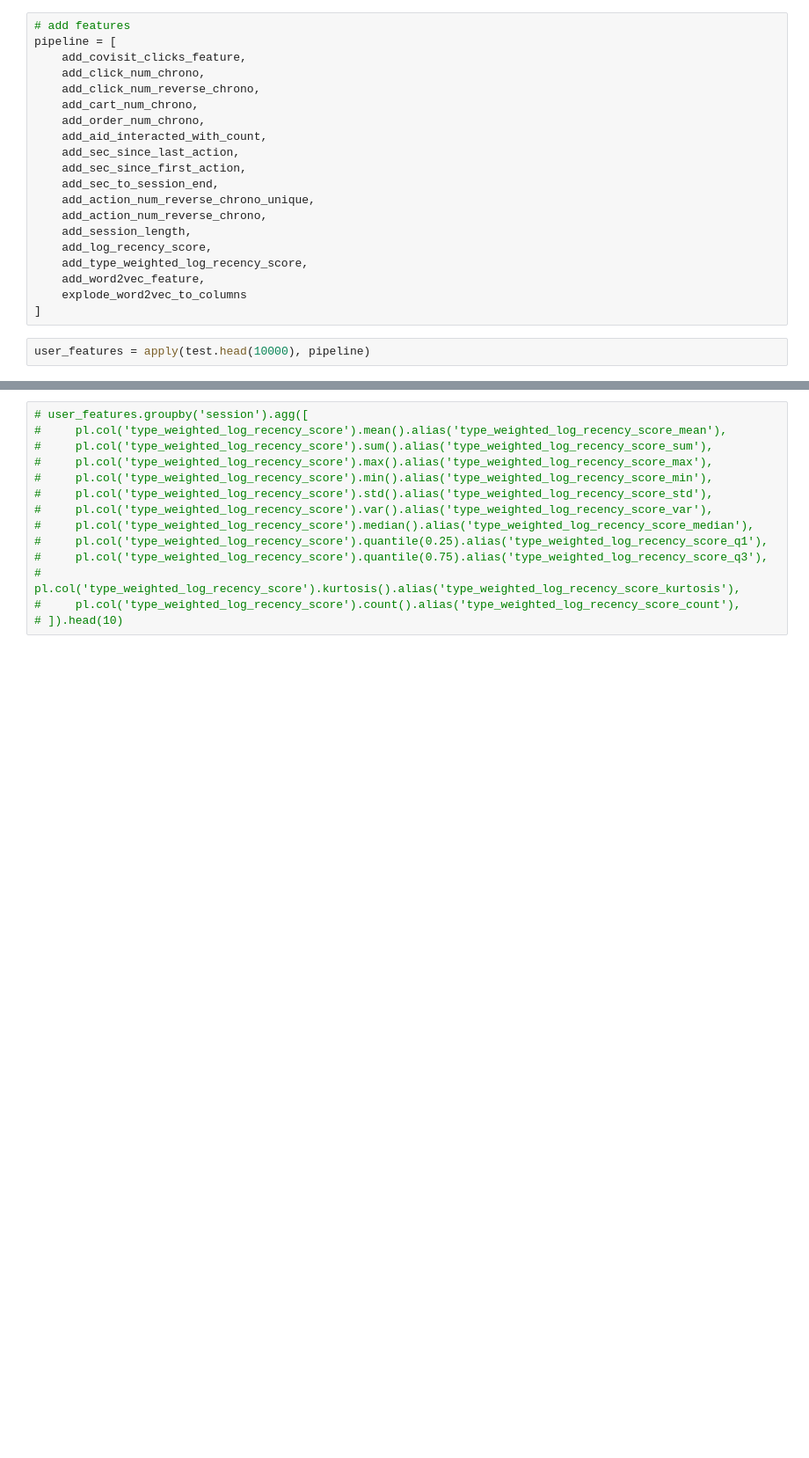
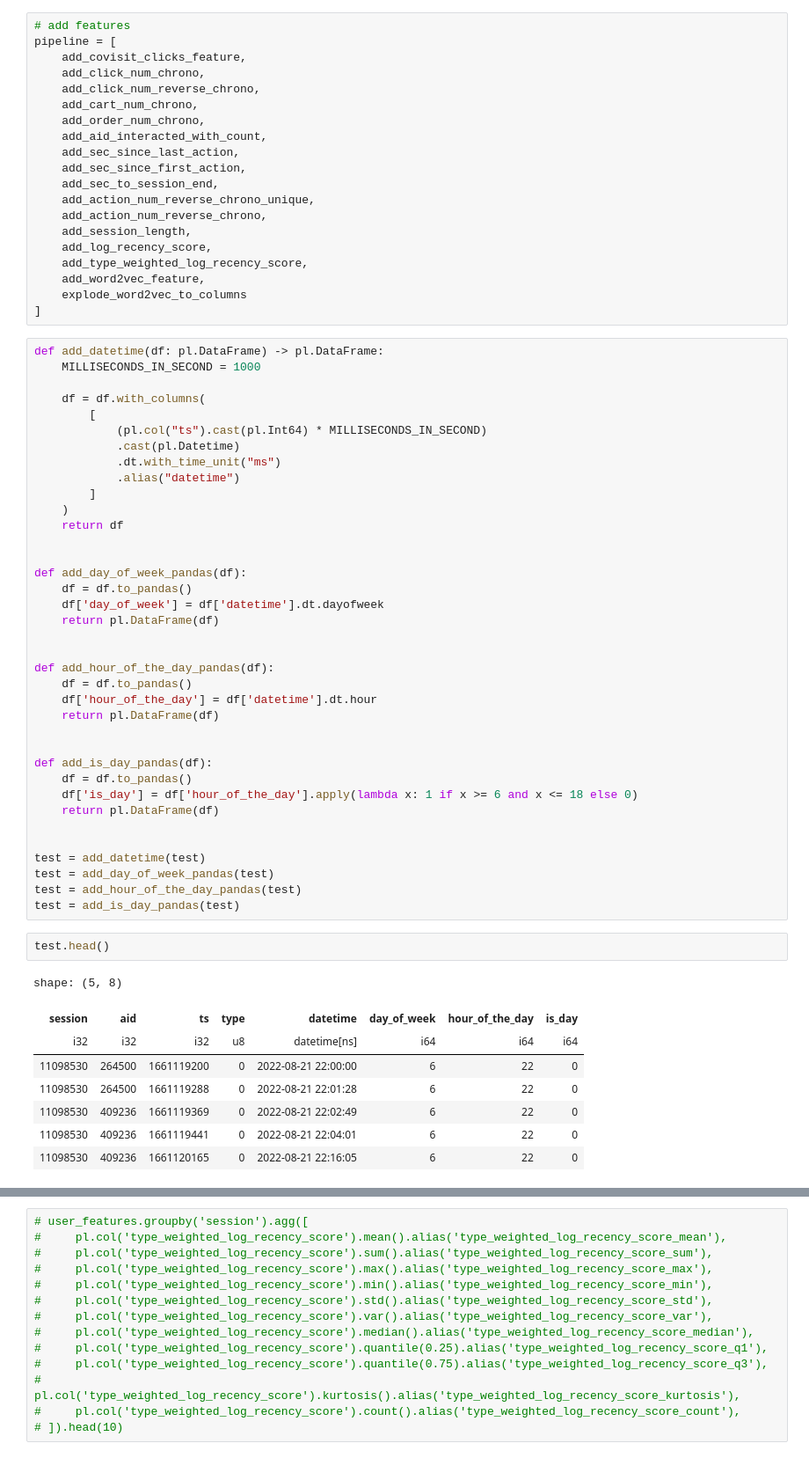
Before and after one commit to parthpankajtiwary/otto-recsys, a Jupyter notebook: src/create_user_item_features.ipynb, the cells around one changed output, grey strips where cells are left out. Shown at 88% size. Cells and saved outputs as stored; diff of their text form; blank space fills up the shorter version.

```diff
--- a/src/create_user_item_features.ipynb
+++ b/src/create_user_item_features.ipynb
@@ -329,5 +339,51 @@ pipeline = [
     add_word2vec_feature,
     explode_word2vec_to_columns
 ]
-# %%
-user_features = apply(test.head(10000), pipeline)
+# %%
+def add_datetime(df: pl.DataFrame) -> pl.DataFrame:
+    MILLISECONDS_IN_SECOND = 1000
+
+    df = df.with_columns(
+        [
+            (pl.col("ts").cast(pl.Int64) * MILLISECONDS_IN_SECOND)
+            .cast(pl.Datetime)
+            .dt.with_time_unit("ms")
+            .alias("datetime")
+        ]
+    )
+    return df
+
+
+def add_day_of_week_pandas(df):
+    df = df.to_pandas()
+    df['day_of_week'] = df['datetime'].dt.dayofweek
+    return pl.DataFrame(df)
+
+
+def add_hour_of_the_day_pandas(df):
+    df = df.to_pandas()
+    df['hour_of_the_day'] = df['datetime'].dt.hour
+    return pl.DataFrame(df)
+
+
+def add_is_day_pandas(df):
+    df = df.to_pandas()
+    df['is_day'] = df['hour_of_the_day'].apply(lambda x: 1 if x >= 6 and x <= 18 else 0)
+    return pl.DataFrame(df)
+
+
+test = add_datetime(test)
+test = add_day_of_week_pandas(test)
+test = add_hour_of_the_day_pandas(test)
+test = add_is_day_pandas(test)
+# %%
+test.head()
+# %% [output]
+shape: (5, 8)
+| session | aid | ts | type | datetime | day_of_week | hour_of_the_day | is_day |
+| i32 | i32 | i32 | u8 | datetime[ns] | i64 | i64 | i64 |
+| 11098530 | 264500 | 1661119200 | 0 | 2022-08-21 22:00:00 | 6 | 22 | 0 |
+| 11098530 | 264500 | 1661119288 | 0 | 2022-08-21 22:01:28 | 6 | 22 | 0 |
+| 11098530 | 409236 | 1661119369 | 0 | 2022-08-21 22:02:49 | 6 | 22 | 0 |
+| 11098530 | 409236 | 1661119441 | 0 | 2022-08-21 22:04:01 | 6 | 22 | 0 |
+| 11098530 | 409236 | 1661120165 | 0 | 2022-08-21 22:16:05 | 6 | 22 | 0 |
```
Also changed, not shown: parts of 6 cells of this notebook.
